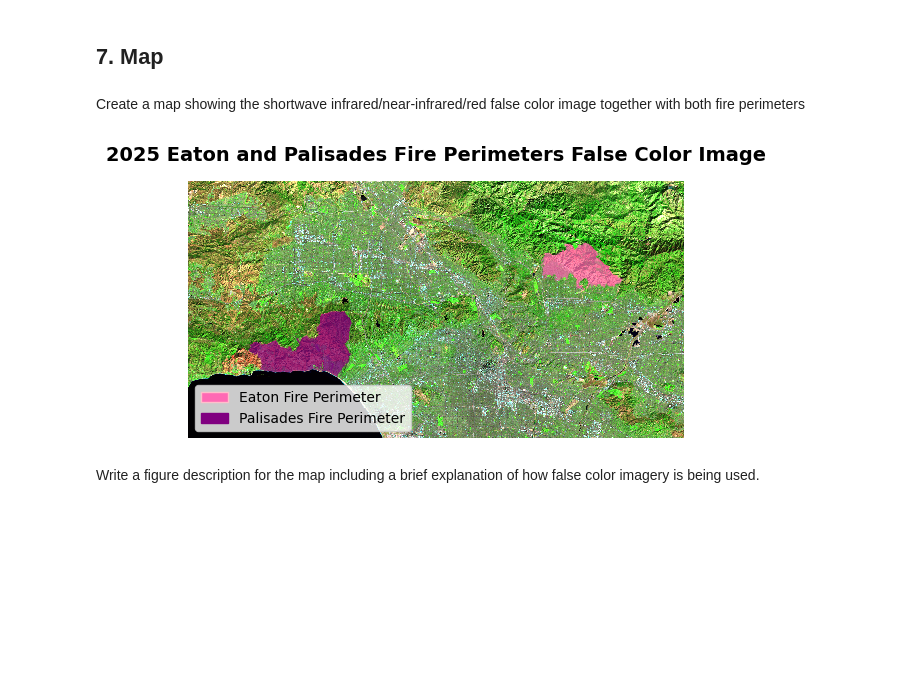
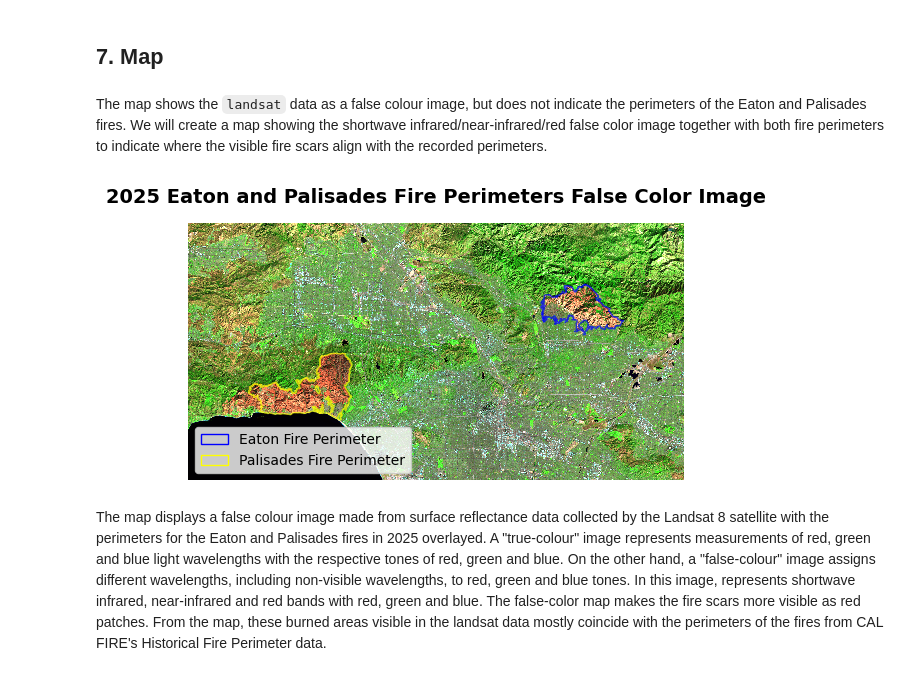
Before and after one commit to RachelMGitH/eds220-hwk4, a Jupyter notebook: hwk4-task2-false-color-MILLER.ipynb, the cells around one changed output. Drawn from its saved outputs; the diff is of its cells as text; code cells hidden in the pictures; blank space fills up the shorter version.

```diff
--- a/hwk4-task2-false-color-MILLER.ipynb
+++ b/hwk4-task2-false-color-MILLER.ipynb
@@ -204,39 +271,39 @@ landsat[['swir22','nir08','red']].to_dataarray().plot.imshow(robust=True)
 # %% [markdown]
 ## 7. Map
 # %% [markdown]
-Create a map showing the shortwave infrared/near-infrared/red false color image together with both fire perimeters
+The map shows the `landsat` data as a false colour image, but does not indicate the perimeters of the Eaton and Palisades fires. We will create a map showing the shortwave infrared/near-infrared/red false color image together with both fire perimeters to indicate where the visible fire scars align with the recorded perimeters.
 # %%
 # Ensure all data CRSs match
 assert landsat.rio.crs == eaton.crs
 assert landsat.rio.crs == palisades.crs
 
 # Initialize figure
 fig, ax = plt.subplots()
 
 # Plot false colour image of landsat data with eaton and palisades perimeters
 landsat[['swir22','nir08','red']].to_dataarray().plot.imshow(
     ax=ax,
     robust=True)
-eaton.plot(ax=ax, alpha=0.7, color = 'hotpink', label = "Eaton Fire Perimeter")
-palisades.plot(ax=ax, alpha=0.7, color = 'purple', label = "Palisades Fire Perimeter")
+eaton.plot(ax=ax, alpha=0.7, facecolor = 'none', edgecolor = 'blue', label = "Eaton Fire Perimeter")
+palisades.plot(ax=ax, alpha=0.7, facecolor = 'none', edgecolor = 'yellow', label = "Palisades Fire Perimeter")
 
 # Set title
 ax.set_title('2025 Eaton and Palisades Fire Perimeters False Color Image',
              fontsize=14, weight='bold', pad=15)
 
-# Create legend with patches function
-plot_scale = [Patch(facecolor='hotpink', edgecolor='pink', # Create patches corresponding to polygons
+# Create legend using patches function
+plot_scale = [Patch(facecolor='none', edgecolor='blue', # Create patches corresponding to polygons
                          label='Eaton Fire Perimeter'),
-               Patch(facecolor='purple', edgecolor= 'purple',
+               Patch(facecolor='none', edgecolor= 'yellow',
                          label='Palisades Fire Perimeter')]
 ax.legend(handles = plot_scale, loc = 'lower left')
 
 
 # Remove axes from plot
 ax.axis('off')
 
 plt.show()
 # %% [output]
-[figure, old version]
+[figure, new version]
 # %% [markdown]
-Write a figure description for the map including a brief explanation of how false color imagery is being used.
+The map displays a false colour image made from surface reflectance data collected by the Landsat 8 satellite with the perimeters for the Eaton and Palisades fires in 2025 overlayed. A "true-colour" image represents measurements of red, green and blue light wavelengths with the respective tones of red, green and blue. On the other hand, a "false-colour" image assigns different wavelengths, including non-visible wavelengths, to red, green and blue tones. In this image, represents shortwave infrared, near-infrared and red bands with red, green and blue. The false-color map makes the fire scars more visible as red patches. From the map, these burned areas visible in the landsat data mostly coincide with the perimeters of the fires from CAL FIRE's Historical Fire Perimeter data.
```
Also changed, not shown: parts of 26 cells of this notebook.
